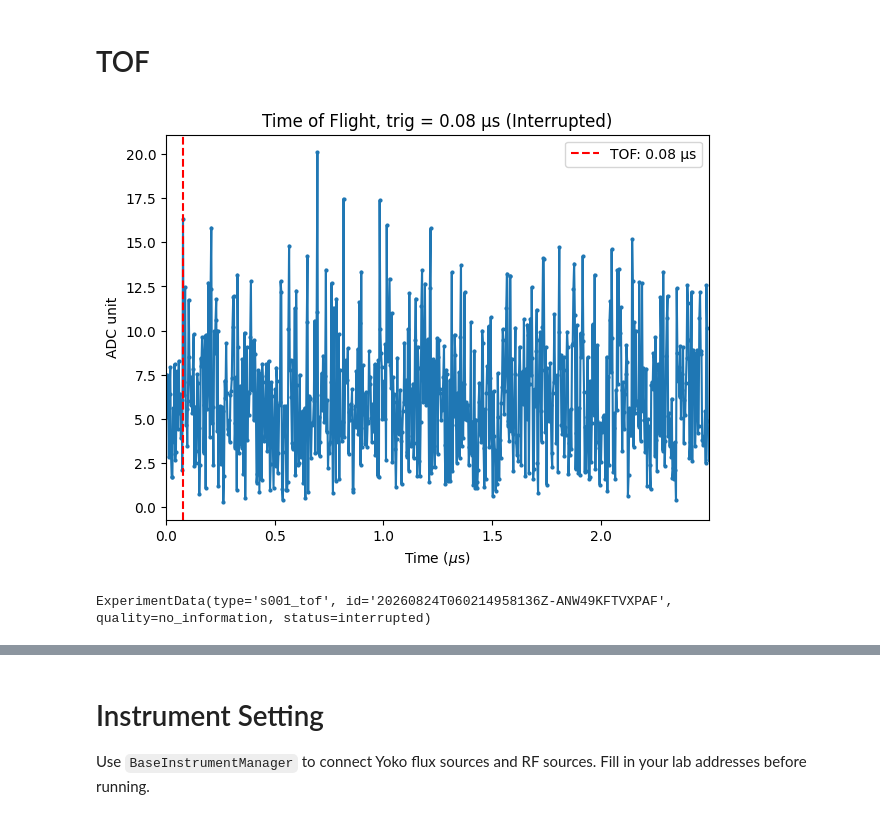
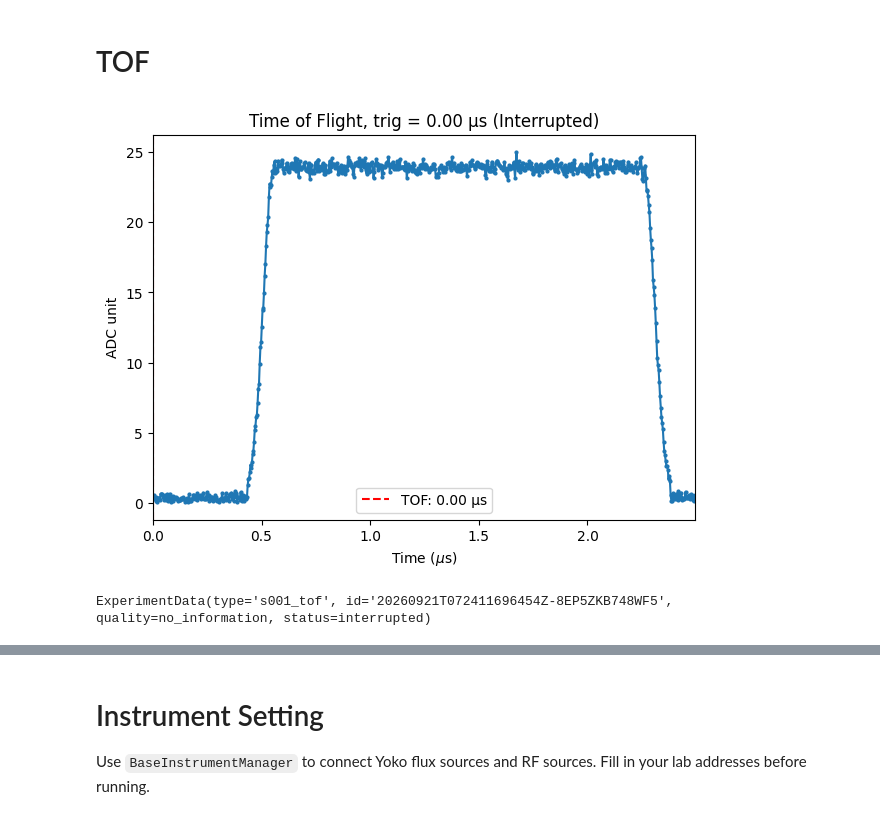
Before and after one commit to JayChien04717/QickworksaceV2_proj, a Jupyter notebook: QickworkspaceV2.ipynb, the cells around one changed output, grey strips where cells are left out. Drawn from its saved outputs; the diff is of its cells as text; code cells hidden in the pictures.

Commit message:
Update experiment notebooks and add regression tests

```diff
--- a/QickworkspaceV2.ipynb
+++ b/QickworkspaceV2.ipynb
@@ -56,24 +56,25 @@ run_cfg = config_all.get_qubit(qubit)
 # %%
 from QickworkspaceV2.experiments.setup import TOF
 
 run_cfg = config_all.get_qubit(qubit)
 run_cfg.update(
     {
         "res_sigma": 0.05,
-        "res_freq_ge": 6000,
+        "res_freq_ge": 6565,
         "ro_length": 2.5,
         "res_length": 1.7,
-        "res_gain_ge": 0.01,
+        "res_gain_ge": 0.1,
         "res_ch": 0,
+        'ro_ch': 0,
         "cheek_e": False,
         "check_f": False,
         "relax_delay": 1,
     }
 )
 
 tof = TOF(run_cfg)
 tof.run(1000)
 # tof.saveLabber(qubit)
 # %% [output]
-[figure, old version]
+[figure, new version]
-ExperimentData(type='s001_tof', id='20260824T060214958136Z-ANW49KFTVXPAF', quality=no_information, status=interrupted)
+ExperimentData(type='s001_tof', id='20260921T072411696454Z-8EP5ZKB748WF5', quality=no_information, status=interrupted)
```
Also changed, not shown: parts of 8 cells of this notebook, 9 other files.
